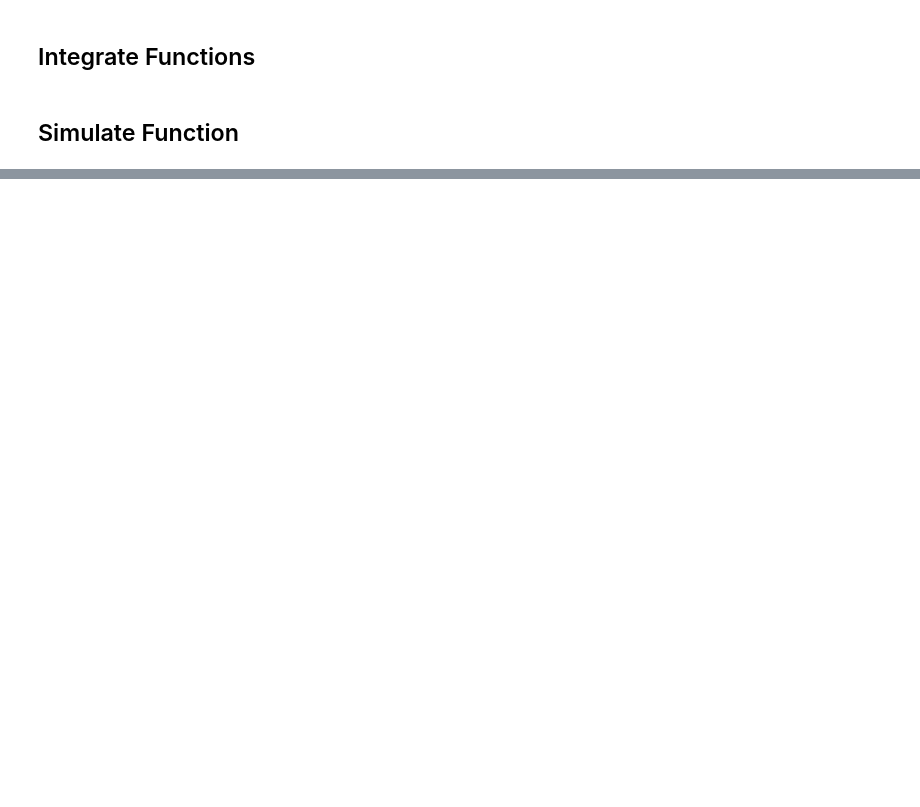
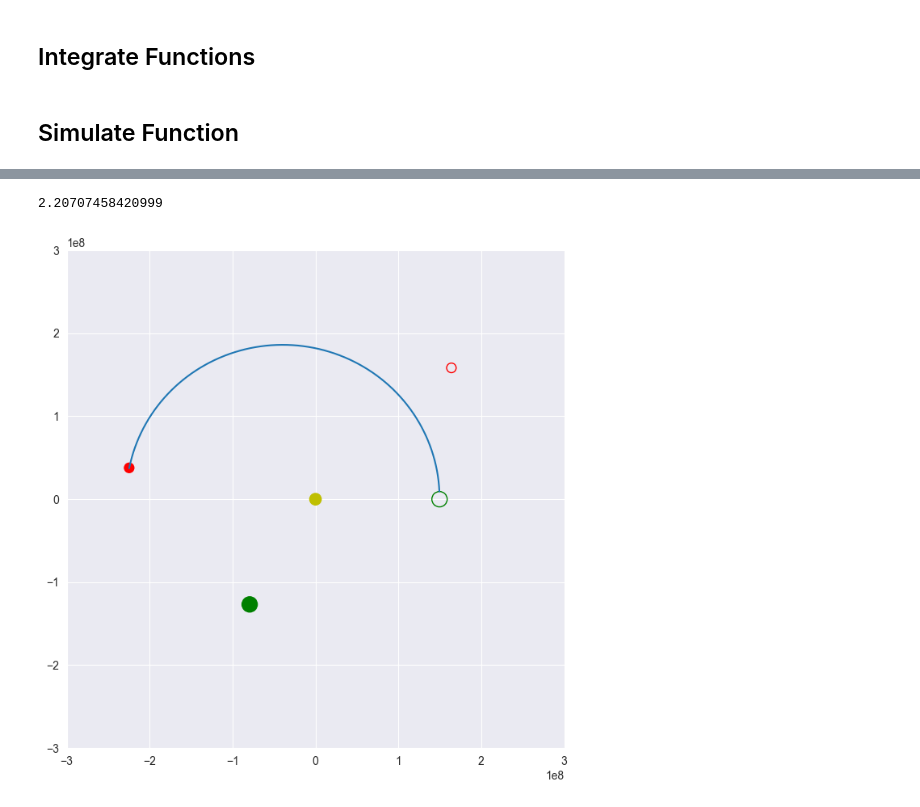
Before and after one commit to michalszer/orbital_trajectories, a Jupyter notebook: 5_body_problem.ipynb, the cells around one changed output, grey strips where cells are left out. Drawn from its saved outputs; the diff is of its cells as text; code cells hidden in the pictures; blank space fills up the shorter version.

```diff
--- a/5_body_problem.ipynb
+++ b/5_body_problem.ipynb
@@ -259,6 +292,7 @@ def integrate_helio(ys, ts,init_phase, dt = 300, step = 0):
         # print(solver.t)
         ys = np.vstack((ys,solver.y))
         ts = np.vstack((ts, solver.t))
+        # print(get_rPM_norm([solver.y[0],solver.y[1]], solver.t), solver.t/(60*60*24) )
         distance_from_mars = np.vstack((distance_from_mars, get_rPM_norm([solver.y[0],solver.y[1]], solver.t)))
         step += 1
         # print(f"{solver.y[0]:e} {solver.y[1]} {solver.t / (24*60*60)}")
@@ -282,7 +316,7 @@ t = {solver.t} s\n""")
 # Swing and a miss """)
 #                 return -1, ts
 
-        if (solver.t/(60*60*24)) > 400:
+        if (solver.t/(60*60*24)) > 300:
             print(f"""
 Failed to Enter Mars SOI
 Closest to Mars at {np.min(distance_from_mars)}""")
@@ -445,0 +482,3 @@ def simulate(thetaPE0, init_phase, deltaV_LEO, deltaV_LMO): # Give angles in deg
+# %%
+init_phase = 176.544391 - np.rad2deg((w_mars * 257.443*60*60*24))
+init_phase
@@ -445,0 +487,7 @@ def simulate(thetaPE0, init_phase, deltaV_LEO, deltaV_LMO): # Give angles in deg
+# %%
+thetaPE0 = -88.194
+deltaV_LEO = 3.469766
+init_phase = init_phase
+init_moon = 0
+
+result, trajectory, deltaV_LMO = simulate(thetaPE0, init_phase, init_moon , deltaV_LEO)
@@ -445,0 +579,62 @@ def simulate(thetaPE0, init_phase, deltaV_LEO, deltaV_LMO): # Give angles in deg
+# %%
+def plot_wide_helio(yP_helio, t_helio, init_phase):
+    init_phase = np.deg2rad(init_phase)
+    t1 = 0
+    t2 = t_helio[-1][0]
+
+    rs = yP_helio[:,:2]
+    rsx = rs.T[0]
+    rsy = rs.T[1]
+
+    # Pos of Earth at t1
+    rx_earth1 = D_earth*np.cos(w_earth*t1)
+    ry_earth1 = D_earth*np.sin(w_earth*t1)
+
+    # Pos of Mars at t1
+    rx_mars1 = D_mars*np.cos(w_mars*t1 + init_phase)
+    ry_mars1 = D_mars*np.sin(w_mars*t1 + init_phase)
+
+    # Pos of Mars at t2
+    rx_mars2 = D_mars*np.cos(w_mars*t2 + init_phase)
+    ry_mars2 = D_mars*np.sin(w_mars*t2 + init_phase)
+
+    print((w_mars*t2))
+    # Pos of Earth at t2
+    rx_earth2 = D_earth*np.cos(w_earth*t2)
+    ry_earth2 = D_earth*np.sin(w_earth*t2)
+
+
+    fig, ax = plt.subplots(figsize = (13,8))
+
+    # Scale for Sun and planet SOI visualisation
+    scaling_factor = 10
+    ax.set_aspect(1)
+    plt.xlim(-3e8,+3e8)
+    plt.ylim(-3e8,+3e8)
+
+    plt.plot(rsx, rsy)
+
+    earth1SOI = plt.Circle((rx_earth1, ry_earth1), SOI_earth*scaling_factor, color='g', fill=False)
+    earth2SOI = plt.Circle((rx_earth2, ry_earth2), SOI_earth*scaling_factor, color='g', fill=True)
+
+    mars1SOI = plt.Circle((rx_mars1, ry_mars1), SOI_mars*scaling_factor, color='r', fill=False)
+    mars2SOI = plt.Circle((rx_mars2, ry_mars2), SOI_mars*scaling_factor, color='r', fill=True)
+    # mars3SOI = plt.Circle((rx_mars3, ry_mars3), SOI_mars*1, color='y', fill=False)
+
+    Sun = plt.Circle((0, 0), 696340*scaling_factor, color='y', fill=True)
+
+    ax.add_patch(earth1SOI)
+    ax.add_patch(earth2SOI)
+
+    ax.add_patch(mars1SOI)
+    ax.add_patch(mars2SOI)
+    # ax.add_patch(mars3SOI)
+
+    ax.add_patch(Sun)
+
+    plt.show()
+
+plot_wide_helio(trajectory.yP_helio, trajectory.t_helio, init_phase)
+# %% [output]
+2.20707458420999
+[figure, added]
```
Also changed, not shown: parts of 15 cells of this notebook.
